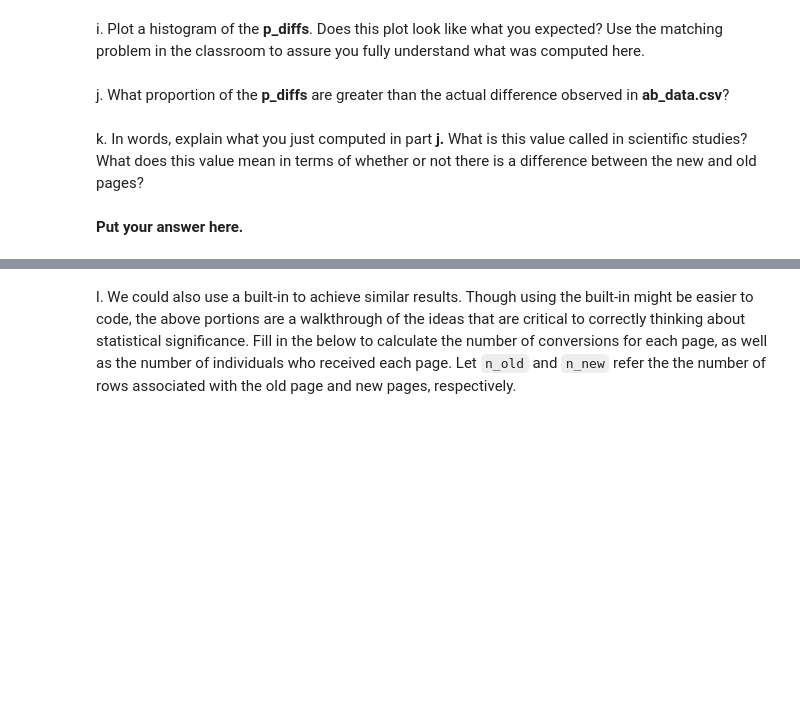
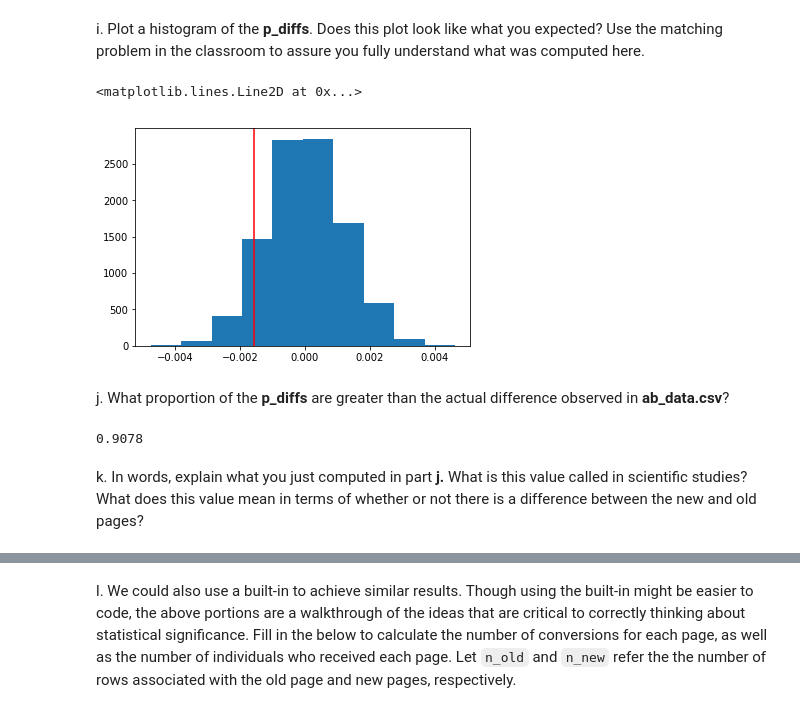
Before and after one commit to raffOps/trabalho_estatistica, a Jupyter notebook: Analyze_ab_test_results_notebook.ipynb, the cells around one changed output, grey strips where cells are left out. Cells and saved outputs as stored; diff of their text form; code cells hidden in the pictures; blank space fills up the shorter version.

```diff
--- a/Analyze_ab_test_results_notebook.ipynb
+++ b/Analyze_ab_test_results_notebook.ipynb
@@ -176,6 +216,10 @@ d. What is $n_{old}$?
 # %% [markdown]
 e. Simulate $n_{new}$ transactions with a convert rate of $p_{new}$ under the null.  Store these $n_{new}$ 1's and 0's in **new_page_converted**.
+# %%
+new_page_converted = np.random.binomial(nnew, pnew)
 # %% [markdown]
 f. Simulate $n_{old}$ transactions with a convert rate of $p_{old}$ under the null.  Store these $n_{old}$ 1's and 0's in **old_page_converted**.
+# %%
+old_page_converted = np.random.binomial(nold, pold)
 # %% [markdown]
 g. Find $p_{new}$ - $p_{old}$ for your simulated values from part (e) and (f).
@@ -182,6 +230,20 @@ g. Find $p_{new}$ - $p_{old}$ for your simulated values from part (e) and (f).
 # %% [markdown]
 h. Simulate 10,000 $p_{new}$ - $p_{old}$ values using this same process similarly to the one you calculated in parts **a. through g.** above.  Store all 10,000 values in a numpy array called **p_diffs**.
+# %%
+p_diffs = []
+for _ in range(10000):
+    new_page_converted = np.random.binomial(nnew, pnew)
+    old_page_converted = np.random.binomial(nold, pold)
+    p_diffs.append(new_page_converted / nnew - old_page_converted / nold)
 # %% [markdown]
 i. Plot a histogram of the **p_diffs**.  Does this plot look like what you expected?  Use the matching problem in the classroom to assure you fully understand what was computed here.
+# %%
+diff = treatment_converted - control_converted
+# %%
+plt.hist(p_diffs)
+plt.axvline(diff, color="r")
+# %% [output]
+<matplotlib.lines.Line2D at 0x...>
+[figure, added]
 # %% [markdown]
 j. What proportion of the **p_diffs** are greater than the actual difference observed in **ab_data.csv**?
@@ -188,4 +252,6 @@ j. What proportion of the **p_diffs** are greater than the actual difference obs
+# %%
+(p_diffs > diff).mean()
+# %% [output]
+0.9078
 # %% [markdown]
 k. In words, explain what you just computed in part **j.**  What is this value called in scientific studies?  What does this value mean in terms of whether or not there is a difference between the new and old pages?
-# %% [markdown]
-**Put your answer here.**
```
Also changed, not shown: parts of 25 cells of this notebook.
